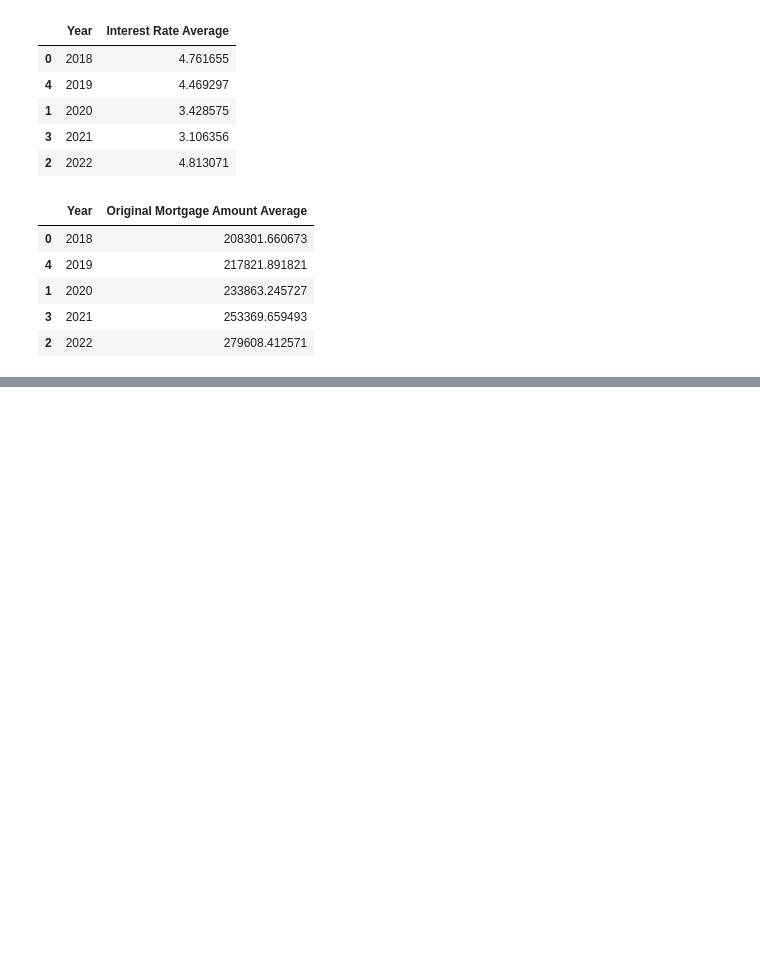
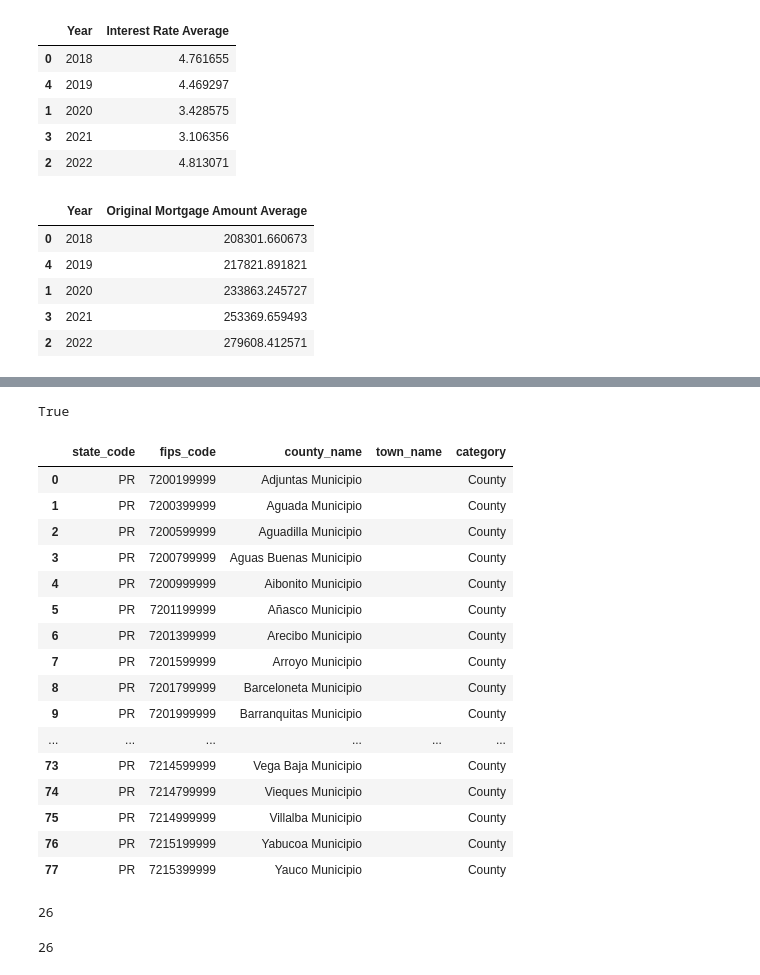
Before and after one commit to nlewism/Project-Impact-of-CDBG-Funds-in-Puerto-Rico, a Jupyter notebook: CDBG_Web_Scrapping.ipynb, the cells around one changed output, grey strips where cells are left out. Saved outputs shown, nothing was run; the diff lists cells and outputs as text; code cells hidden in the pictures; blank space fills up the shorter version.

```diff
--- a/CDBG_Web_Scrapping.ipynb
+++ b/CDBG_Web_Scrapping.ipynb
@@ -346,0 +349,12 @@ sorted_mortgage
+# %%
+import requests
+import json
+import pandas as pd
+import math
+import seaborn as sns
+import matplotlib.pyplot as plt
+pd.set_option('display.max_rows',None)
+from dotenv import load_dotenv
+import os
+# %%
+url = 'https://www.huduser.gov/hudapi/public/fmr/listCounties/PR'
@@ -346,0 +363,4 @@ sorted_mortgage
+# %%
+load_dotenv(dotenv_path)
+# %% [output]
+True
@@ -346,0 +369,25 @@ sorted_mortgage
+# %%
+headers = {"Authorization": f"Bearer {api_key}"}
+# %%
+result = requests.get(url,headers=headers)
+data = result.json()
+# %%
+pd.DataFrame(data)
+# %% [output]
+|  | state_code | fips_code | county_name | town_name | category |
+| 0 | PR | 7200199999 | Adjuntas Municipio |  | County |
+| 1 | PR | 7200399999 | Aguada Municipio |  | County |
+| 2 | PR | 7200599999 | Aguadilla Municipio |  | County |
+| 3 | PR | 7200799999 | Aguas Buenas Municipio |  | County |
+| 4 | PR | 7200999999 | Aibonito Municipio |  | County |
+| 5 | PR | 7201199999 | Añasco Municipio |  | County |
+| 6 | PR | 7201399999 | Arecibo Municipio |  | County |
+| 7 | PR | 7201599999 | Arroyo Municipio |  | County |
+| 8 | PR | 7201799999 | Barceloneta Municipio |  | County |
+| 9 | PR | 7201999999 | Barranquitas Municipio |  | County |
+| ... | ... | ... | ... | ... | ... |
+| 73 | PR | 7214599999 | Vega Baja Municipio |  | County |
+| 74 | PR | 7214799999 | Vieques Municipio |  | County |
+| 75 | PR | 7214999999 | Villalba Municipio |  | County |
+| 76 | PR | 7215199999 | Yabucoa Municipio |  | County |
+| 77 | PR | 7215399999 | Yauco Municipio |  | County |
@@ -346,0 +423,4 @@ sorted_mortgage
+# %%
+len(counties_to_keep)
+# %% [output]
+26
@@ -346,0 +436,4 @@ sorted_mortgage
+# %%
+len(cleaned_dict)
+# %% [output]
+26
```
Also changed, not shown: parts of 26 cells of this notebook.
